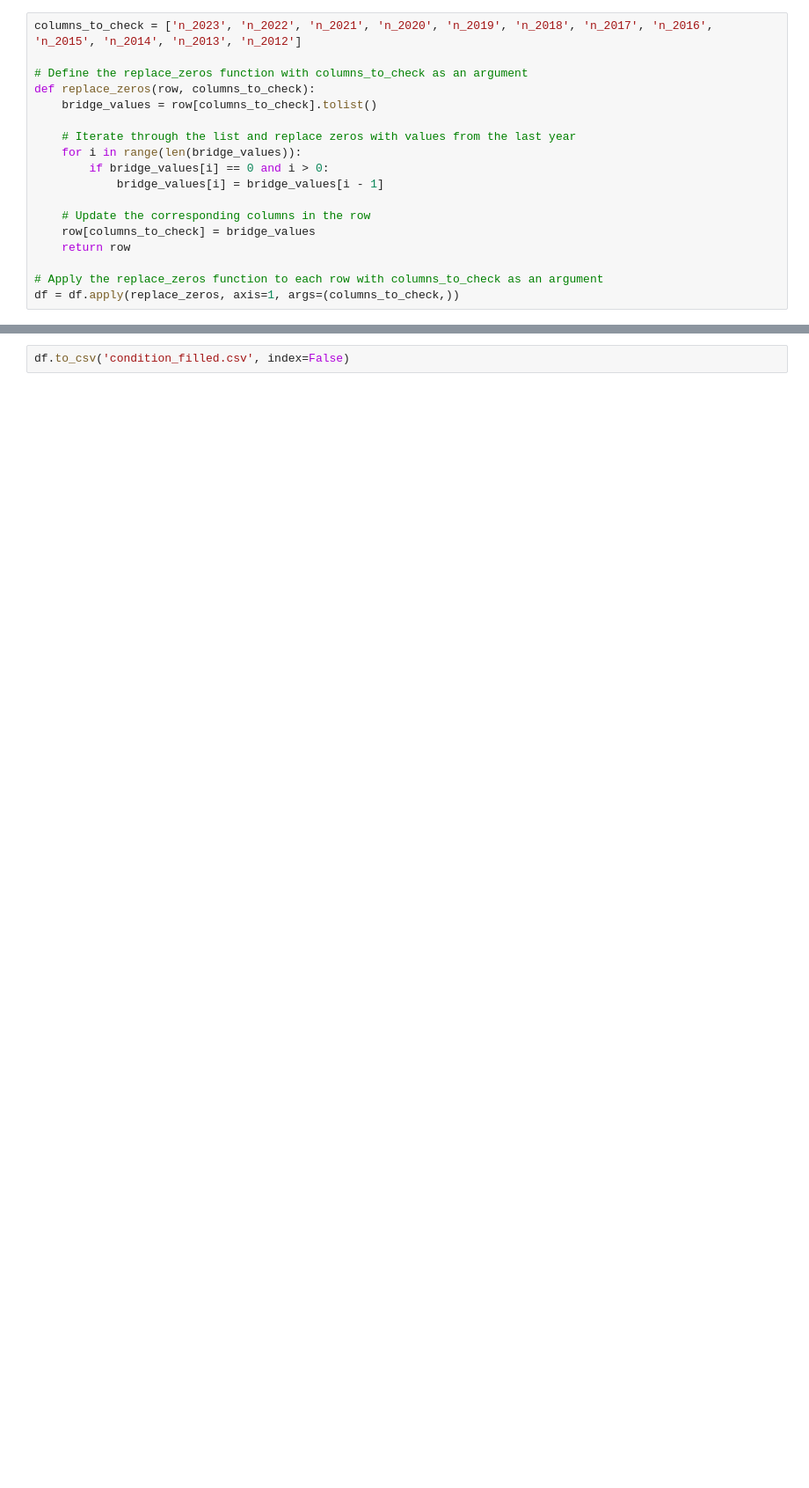
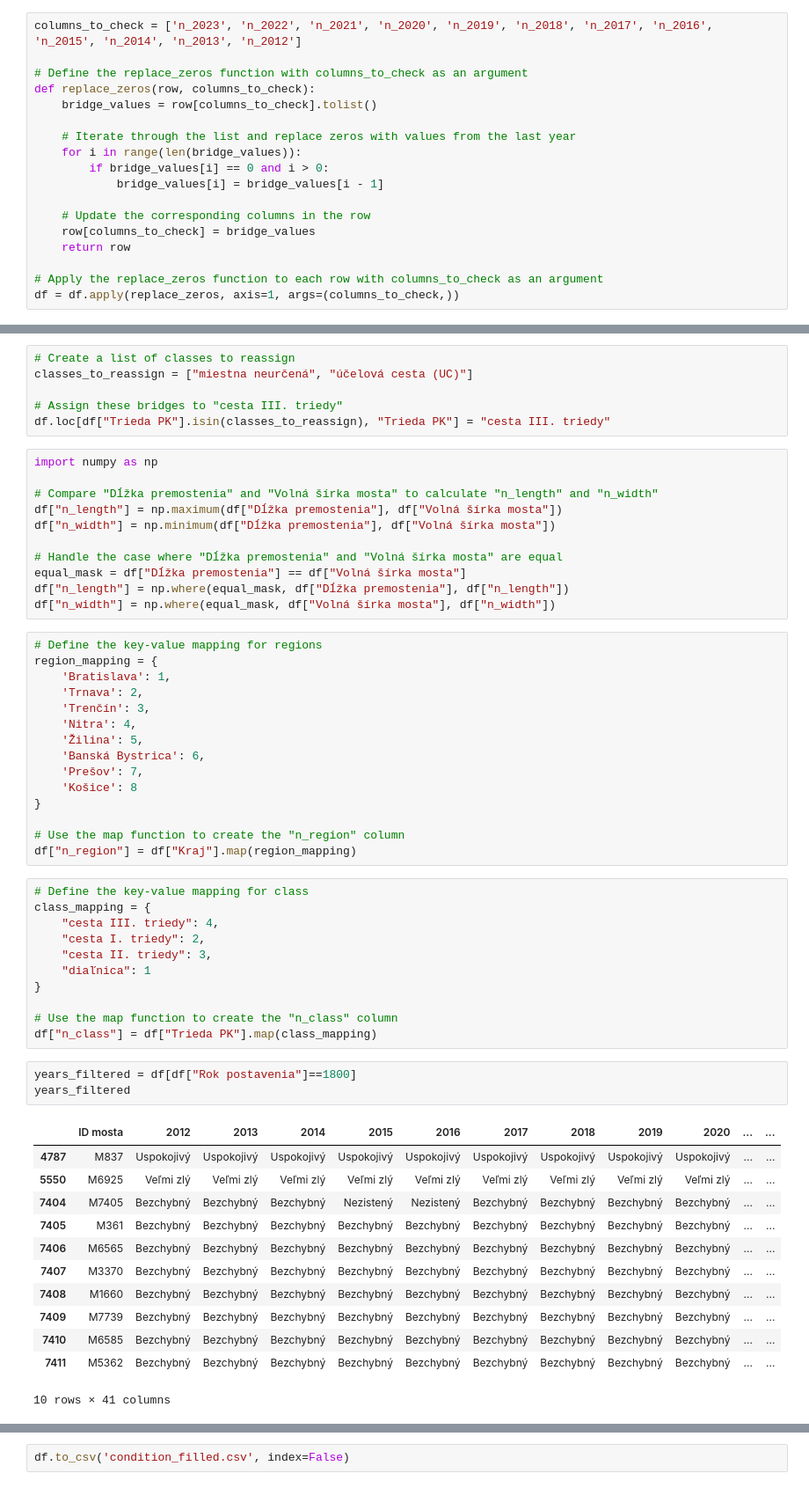
Before and after one commit to Medvedku/Bridges, a Jupyter notebook: ML_model.ipynb, the cells around one changed output, grey strips where cells are left out. Shown at 88% size. Saved outputs shown, nothing was run; the diff lists cells and outputs as text; blank space fills up the shorter version.

```diff
--- a/ML_model.ipynb
+++ b/ML_model.ipynb
@@ -88,0 +114,59 @@ df["Trieda PK"].value_counts()
+# %%
+# Create a list of classes to reassign
+classes_to_reassign = ["miestna neurčená", "účelová cesta (UC)"]
+
+# Assign these bridges to "cesta III. triedy"
+df.loc[df["Trieda PK"].isin(classes_to_reassign), "Trieda PK"] = "cesta III. triedy"
+# %%
+import numpy as np
+
+# Compare "Dĺžka premostenia" and "Volná šírka mosta" to calculate "n_length" and "n_width"
+df["n_length"] = np.maximum(df["Dĺžka premostenia"], df["Volná šírka mosta"])
+df["n_width"] = np.minimum(df["Dĺžka premostenia"], df["Volná šírka mosta"])
+
+# Handle the case where "Dĺžka premostenia" and "Volná šírka mosta" are equal
+equal_mask = df["Dĺžka premostenia"] == df["Volná šírka mosta"]
+df["n_length"] = np.where(equal_mask, df["Dĺžka premostenia"], df["n_length"])
+df["n_width"] = np.where(equal_mask, df["Volná šírka mosta"], df["n_width"])
+# %%
+# Define the key-value mapping for regions
+region_mapping = {
+    'Bratislava': 1,
+    'Trnava': 2,
+    'Trenčín': 3,
+    'Nitra': 4,
+    'Žilina': 5,
+    'Banská Bystrica': 6,
+    'Prešov': 7,
+    'Košice': 8
+}
+
+# Use the map function to create the "n_region" column
+df["n_region"] = df["Kraj"].map(region_mapping)
+# %%
+# Define the key-value mapping for class
+class_mapping = {
+    "cesta III. triedy": 4,
+    "cesta I. triedy": 2,
+    "cesta II. triedy": 3,
+    "diaľnica": 1
+}
+
+# Use the map function to create the "n_class" column
+df["n_class"] = df["Trieda PK"].map(class_mapping)
+# %%
+years_filtered = df[df["Rok postavenia"]==1800]
+years_filtered
+# %% [output]
+|  | ID mosta | 2012 | 2013 | 2014 | 2015 | 2016 | 2017 | 2018 | 2019 | 2020 | ... | ... |
+| 4787 | M837 | Uspokojivý | Uspokojivý | Uspokojivý | Uspokojivý | Uspokojivý | Uspokojivý | Uspokojivý | Uspokojivý | Uspokojivý | ... | ... |
+| 5550 | M6925 | Veľmi zlý | Veľmi zlý | Veľmi zlý | Veľmi zlý | Veľmi zlý | Veľmi zlý | Veľmi zlý | Veľmi zlý | Veľmi zlý | ... | ... |
+| 7404 | M7405 | Bezchybný | Bezchybný | Bezchybný | Nezistený | Nezistený | Bezchybný | Bezchybný | Bezchybný | Bezchybný | ... | ... |
+| 7405 | M361 | Bezchybný | Bezchybný | Bezchybný | Bezchybný | Bezchybný | Bezchybný | Bezchybný | Bezchybný | Bezchybný | ... | ... |
+| 7406 | M6565 | Bezchybný | Bezchybný | Bezchybný | Bezchybný | Bezchybný | Bezchybný | Bezchybný | Bezchybný | Bezchybný | ... | ... |
+| 7407 | M3370 | Bezchybný | Bezchybný | Bezchybný | Bezchybný | Bezchybný | Bezchybný | Bezchybný | Bezchybný | Bezchybný | ... | ... |
+| 7408 | M1660 | Bezchybný | Bezchybný | Bezchybný | Bezchybný | Bezchybný | Bezchybný | Bezchybný | Bezchybný | Bezchybný | ... | ... |
+| 7409 | M7739 | Bezchybný | Bezchybný | Bezchybný | Bezchybný | Bezchybný | Bezchybný | Bezchybný | Bezchybný | Bezchybný | ... | ... |
+| 7410 | M6585 | Bezchybný | Bezchybný | Bezchybný | Bezchybný | Bezchybný | Bezchybný | Bezchybný | Bezchybný | Bezchybný | ... | ... |
+| 7411 | M5362 | Bezchybný | Bezchybný | Bezchybný | Bezchybný | Bezchybný | Bezchybný | Bezchybný | Bezchybný | Bezchybný | ... | ... |
+10 rows × 41 columns
```
Also changed, not shown: parts of 9 cells of this notebook, 8 other files.
